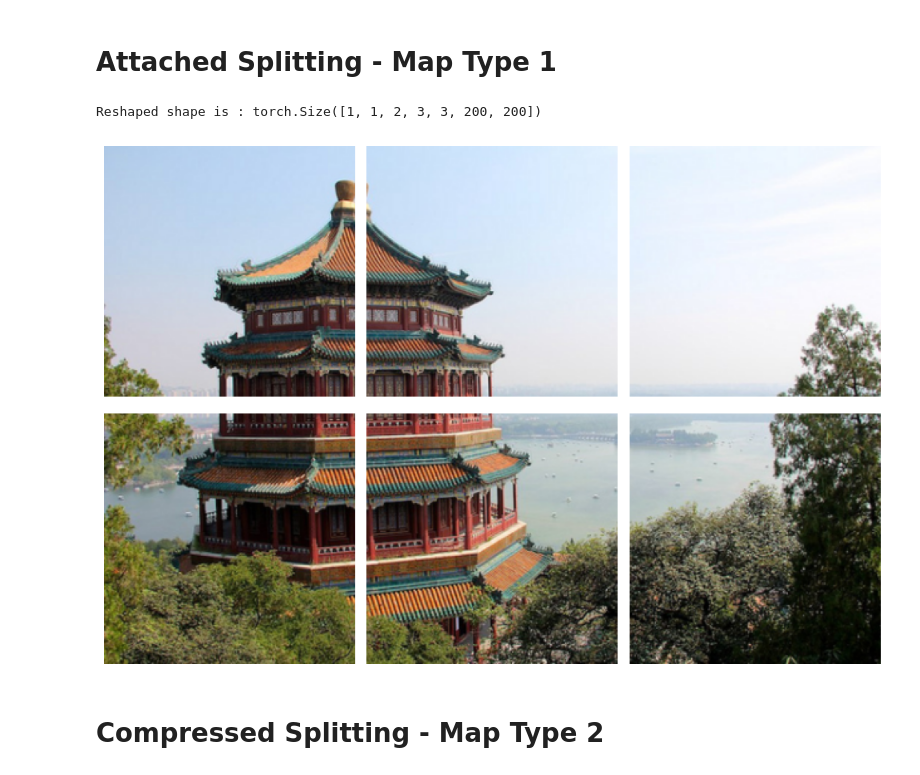
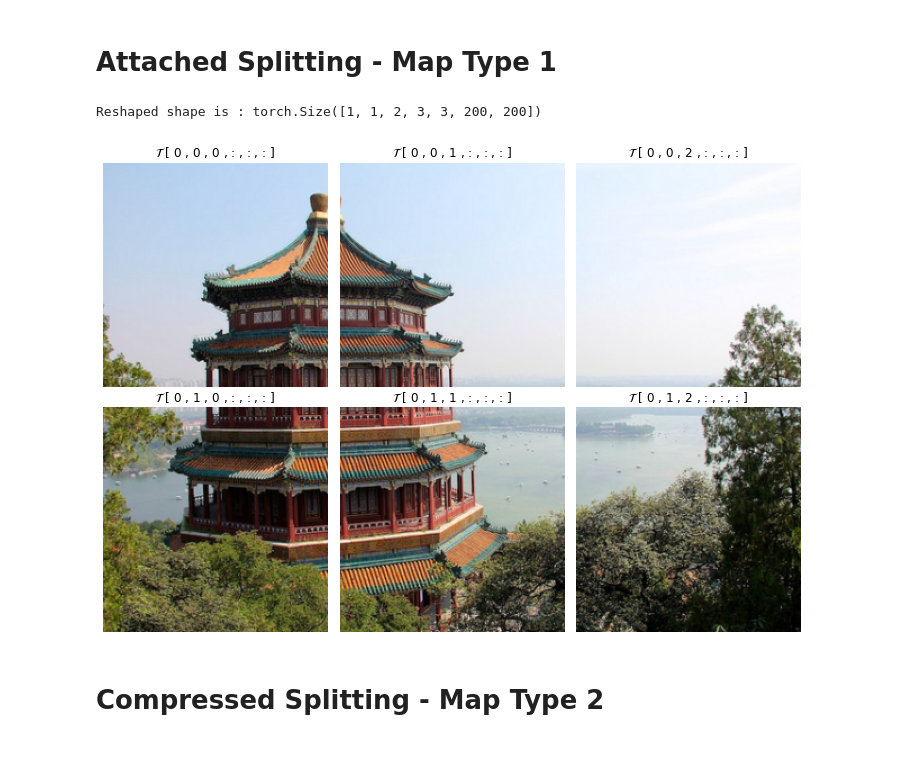
Before and after one commit to amkharazi/HLGTL, a Jupyter notebook: Examples/reshape.ipynb, the cells around one changed output. Cells and saved outputs as stored; diff of their text form; code cells hidden in the pictures.

```diff
--- a/Examples/reshape.ipynb
+++ b/Examples/reshape.ipynb
@@ -43,23 +41,24 @@ Image shape : torch.Size([1, 3, 400, 600])
 # %%
 Reshape = reshape(split=[1, 2, 3], map_type=1, device = 'cpu')
 
 image_r1 = Reshape(image)
 print(f'Reshaped shape is : {image_r1.shape}')
 
 # Display the specified subset
 fig_r1, axes = plt.subplots(2, 3, figsize=(10, 7))
 
 for i in range(2):
     for j in range(3):
         subset = image_r1[0, 0, i, j, :, :, :]
         axes[i, j].imshow(subset.permute(1, 2, 0))  # Permute dimensions for plotting
+        axes[i, j].set_title('$\mathcal{T}$ ' + f'[ 0 , {i} , {j} , : , : , : ]')
         axes[i, j].axis('off')
 
 plt.tight_layout()
 plt.show()
 # %% [output]
 Reshaped shape is : torch.Size([1, 1, 2, 3, 3, 200, 200])
-[figure, old version]
+[figure, new version]
 # %% [markdown]
 # Compressed Splitting - Map Type 2
 # %%
```
Also changed, not shown: parts of 3 cells of this notebook, 26 other files.
